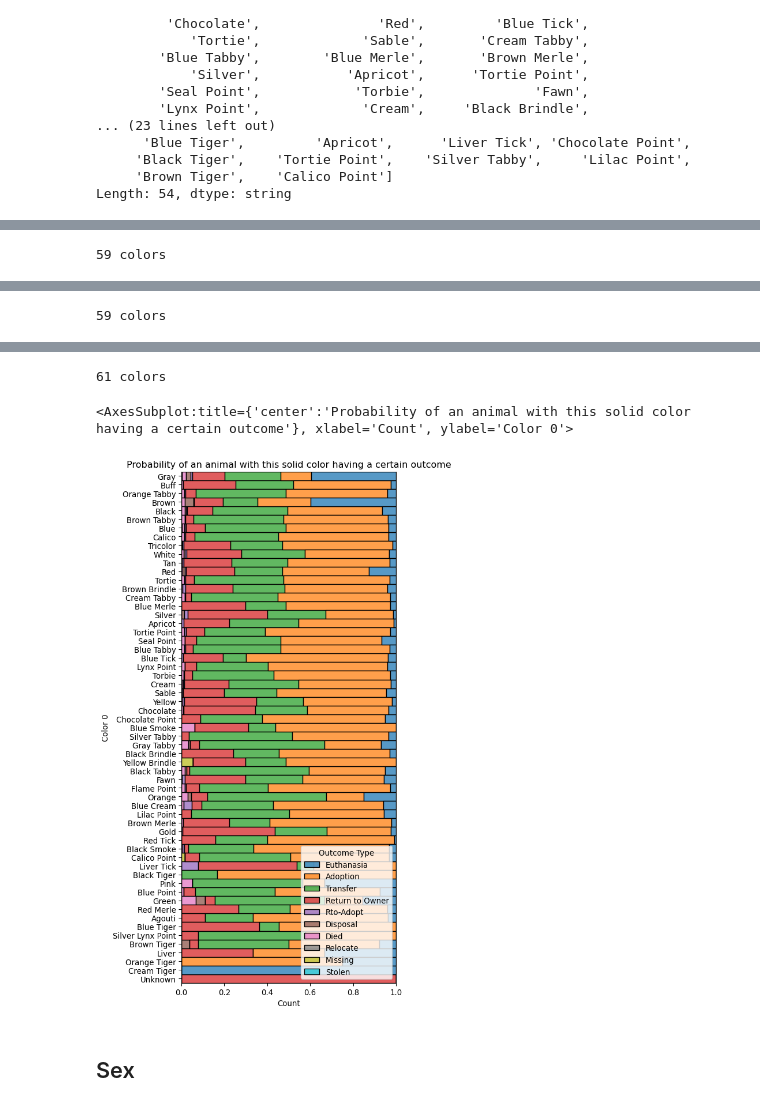
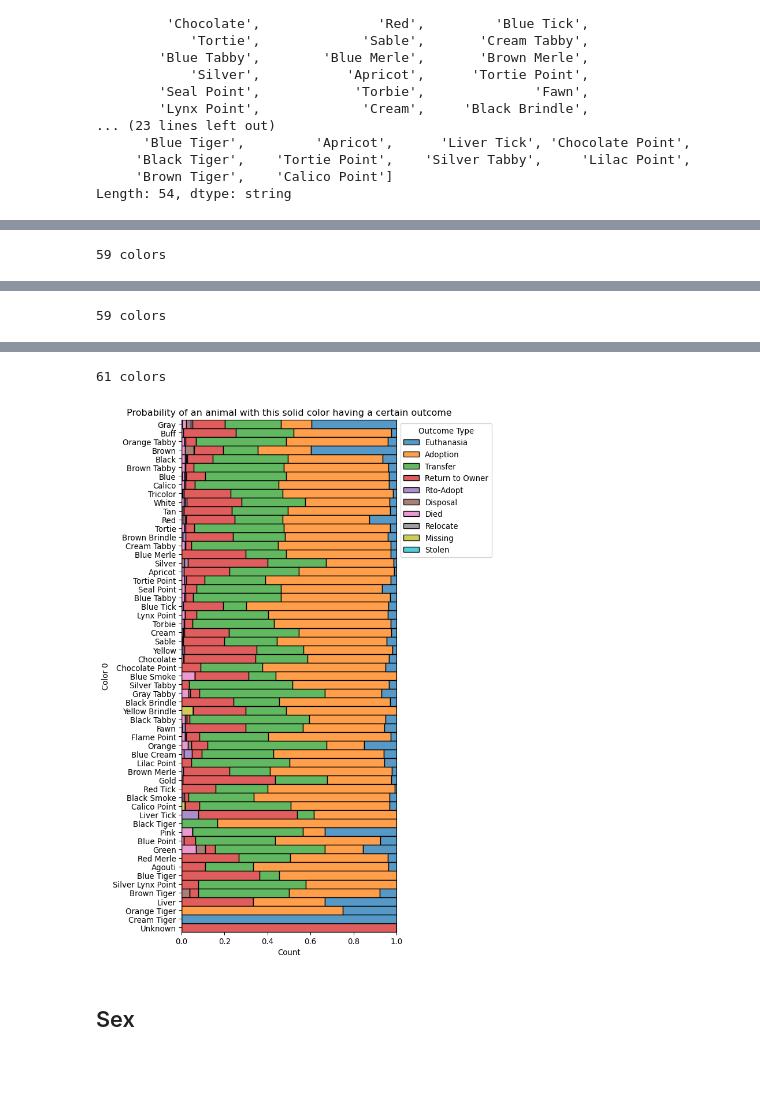
Before and after one commit to i12345/AustinAnimalCenterAnalysis, a Jupyter notebook: corr.ipynb, the cells around one changed output, grey strips where cells are left out. Drawn from its saved outputs; the diff is of its cells as text; code cells hidden in the pictures; blank space fills up the shorter version.

Commit message:
moved legend outside color-outcome bar chart

```diff
--- a/corr.ipynb
+++ b/corr.ipynb
@@ -364,36 +364,37 @@ def colors_mixed():
 
 def colors_singleOrMixed():
     colors_adopted = bigCorr_bernoulli_custom_colors_1_or_2()
     colors_count = df_out_colors_1['Color 0'].value_counts().add(df_out_colors_2['Color 0'].value_counts(), fill_value=0).add(df_out_colors_2['Color 1'].value_counts(), fill_value=0)
     df_colors = pd.DataFrame(index=colors_count.index)
     df_colors = df_colors.assign(Color=colors_count.index, Count=colors_count, Adopted=colors_adopted)
     df_colors.sort_values(by='Adopted', ascending=False, inplace=True)
     chartColorAdoptionLikelihood(df_colors, 'single or mixed')
 
 colors_single()
 colors_mixed()
 colors_singleOrMixed()
 
 # TODO 5: make an outcome chart like this for mixed and solid+mixed
 # like the bar charts were made for just the Adopted percentage earlier
 df_colors_outcomes = df_out_colors_1[['Outcome Type', 'Color 0']]
 plt.figure(num=None, figsize=(5, 12), dpi=96, facecolor='w', edgecolor='k')
 plt.title('Probability of an animal with this solid color having a certain outcome')
-sns.histplot(
+ax=sns.histplot(
     data=df_colors_outcomes,
     y='Color 0',
     hue='Outcome Type',
     multiple='fill',
 )
+sns.move_legend(ax, 'upper left', bbox_to_anchor=(1,1))
+plt.show()
 # %% [output]
 [figure]
 59 colors
 [figure]
 59 colors
 [figure]
 61 colors
-<AxesSubplot:title={'center':'Probability of an animal with this solid color having a certain outcome'}, xlabel='Count', ylabel='Color 0'>
-[figure, old version]
+[figure, new version]
 # %% [markdown]
 ## Sex
 # %%
```
Also changed, not shown: 1 other file.
